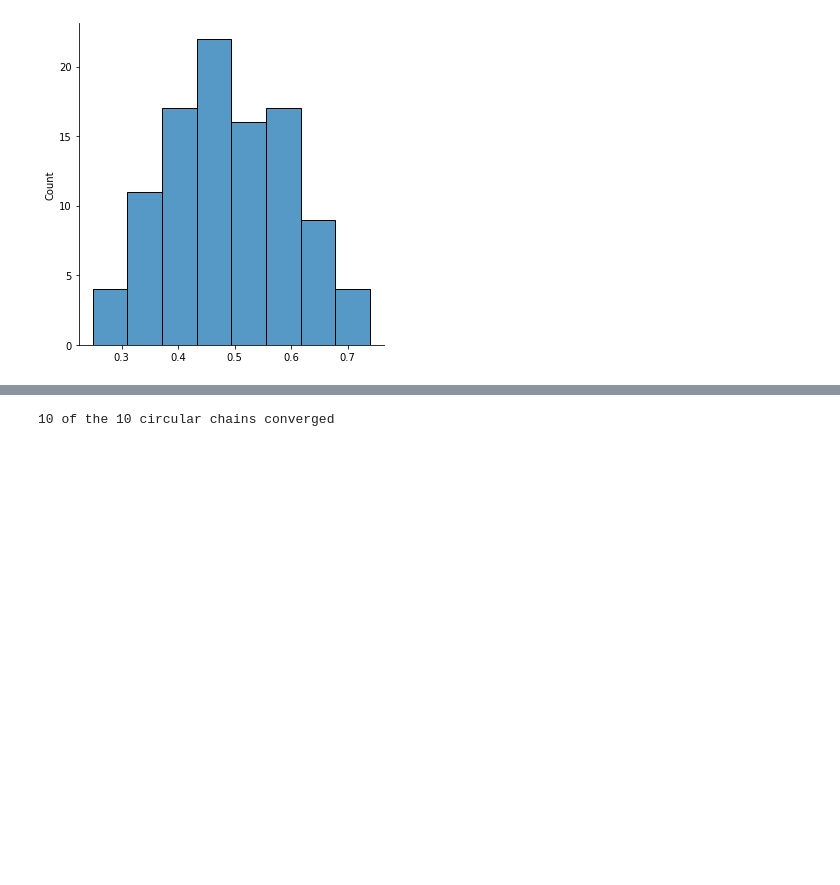
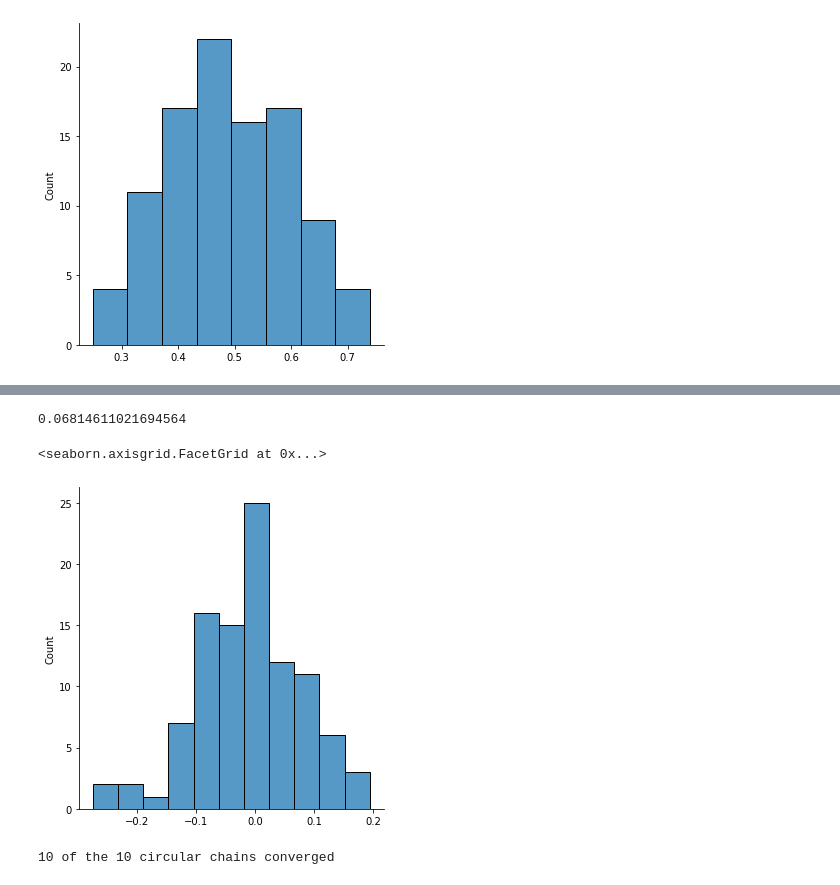
Before and after one commit to amspector100/stat248project, a Jupyter notebook: circular.ipynb, the cells around one changed output, grey strips where cells are left out. Cells and saved outputs as stored; diff of their text form; code cells hidden in the pictures; blank space fills up the shorter version.

```diff
--- a/circular.ipynb
+++ b/circular.ipynb
@@ -463,3 +489,79 @@ sns.displot(y.reshape(-1))
+# %%
+class SequentialContractionCoupler():
+    """
+    N : int
+        Number of samples
+    reps : int
+        Number of replications
+    """
+
+    def __init__(
+        self,
+        N,
+        reps,
+        burn_in
+    ):
+        self.N = N
+        self.reps = reps
+        self.burn_in = burn_in
+
+    def sample_next(self, seed, xprev):
+        """
+        Sample the next value
+        """
+        np.random.seed(seed)
+        ystar = xprev/2.0 + np.random.binomial(1, 0.5, size=(self.reps))
+        # Round
+        return ystar
+
+    def forward(self, x0s=None):
+        """
+        pi0 : np.ndarray
+            initial distribution, sums to 1
+        """
+        if x0s is None:
+            np.random.seed(0)
+            x0s = stats.beta.rvs(a=1, b=5, size=(self.reps,))
+            #x0s = np.random.uniform(high=2.0, size=(self.reps,))
+
+        # transitions
+        self.xs = [x0s]
+        for j in range(self.N - 1  + self.burn_in):
+            # Sample and append
+            xnext = self.sample_next(
+                seed=j, xprev=self.xs[-1]
+            )
+            self.xs.append(xnext)
+
+        # Make a numpy array
+        self.xs = np.array(self.xs)
+        return self.xs[self.burn_in:,]
+
+    def compute_estimates(self, func=None):
+        """
+        pi is the stationary distribution
+        """
+        if func is None:
+            func = lambda x: x
+        func = np.vectorize(func)
+
+        theta = np.sum(func(np.arange(0, 2, 1/50)) * 1/100)
+        hatthetas = func(self.xs).mean(axis=0)
+        return hatthetas, theta
+
+
+
+### Actually run this
+sampler = SequentialContractionCoupler(N=45, reps=100, burn_in=100)
+x = sampler.forward()
+hatthetas, theta = sampler.compute_estimates(func=None)
+print(np.mean(np.abs(hatthetas-theta)))
+sns.displot(hatthetas - theta)
+#plt.show()
+# %% [output]
+0.06814611021694564
+<seaborn.axisgrid.FacetGrid at 0x...>
+[figure, added]
 # %%
 class IsingCircularCoupler():
     """
```
Also changed, not shown: parts of 3 cells of this notebook.
